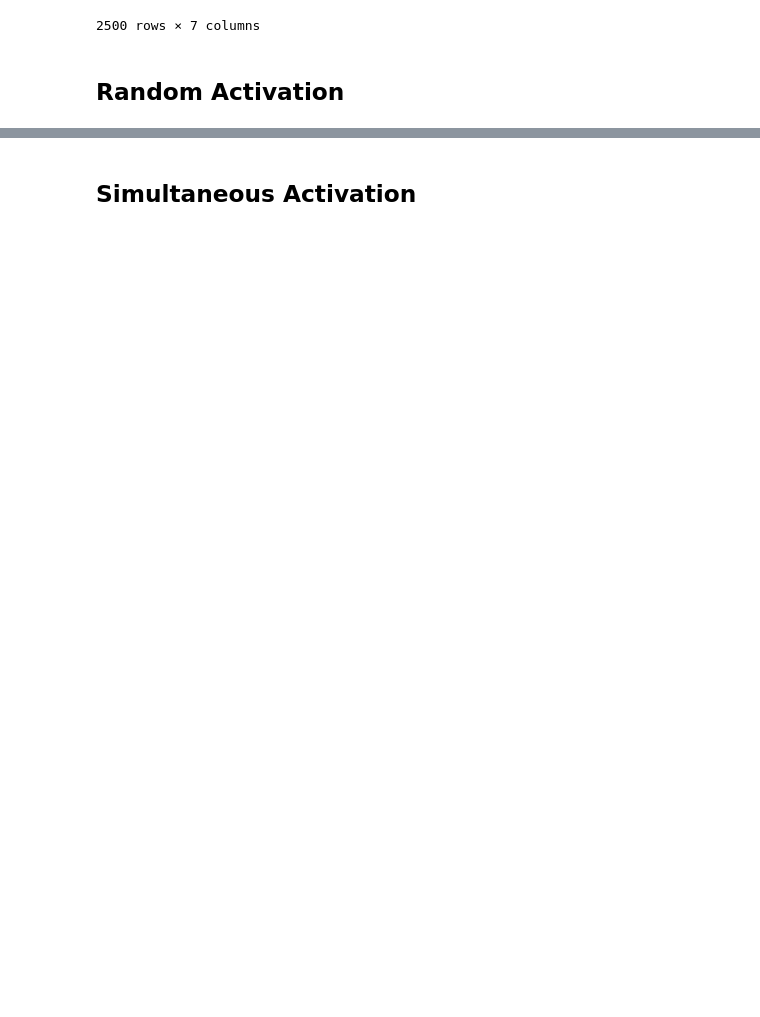
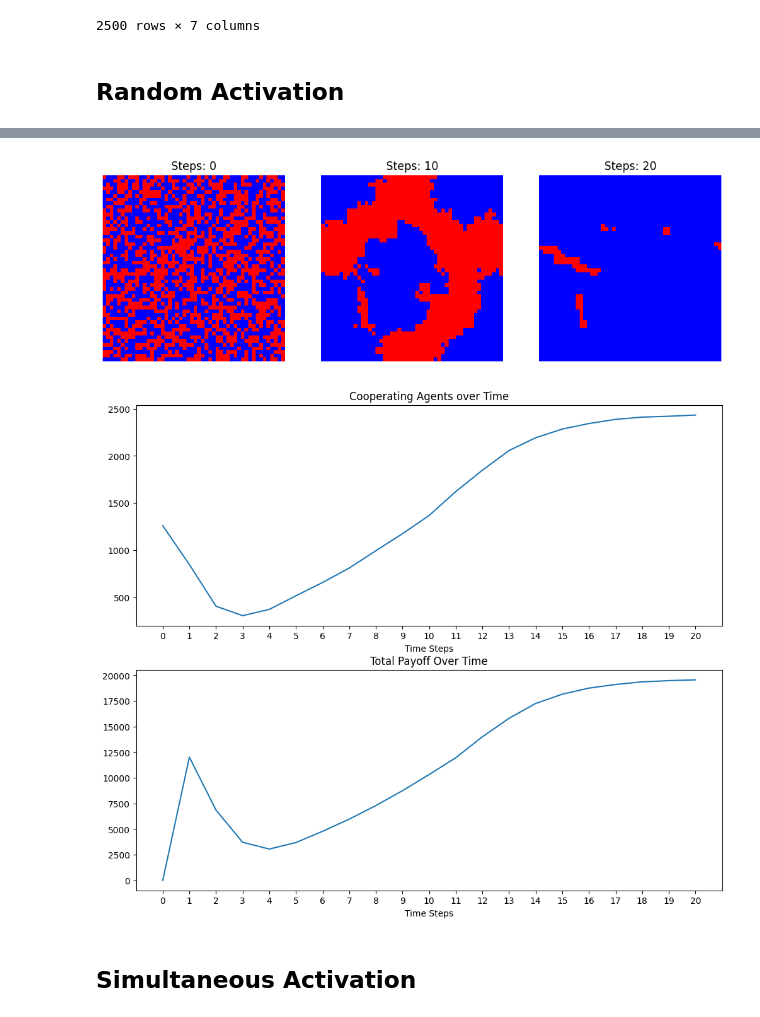
Before and after one commit to nalinbhatt/MACSS-40550-Assignment2, a Jupyter notebook: PD_Grid/analysis.ipynb, the cells around one changed output, grey strips where cells are left out. Saved outputs shown, nothing was run; the diff lists cells and outputs as text; code cells hidden in the pictures; blank space fills up the shorter version.

```diff
--- a/PD_Grid/analysis.ipynb
+++ b/PD_Grid/analysis.ipynb
@@ -133,3 +139,9 @@ run_model(m)
+# %%
+m = PdGrid(50, 50, "Random", seed=seed, radius=1)
+run_model(m)
+# %% [output]
+[figure, added]
+[figure, added]
 # %% [markdown]
 ## Simultaneous Activation
 # %%
```
Also changed, not shown: parts of 6 cells of this notebook, 1 other file.
